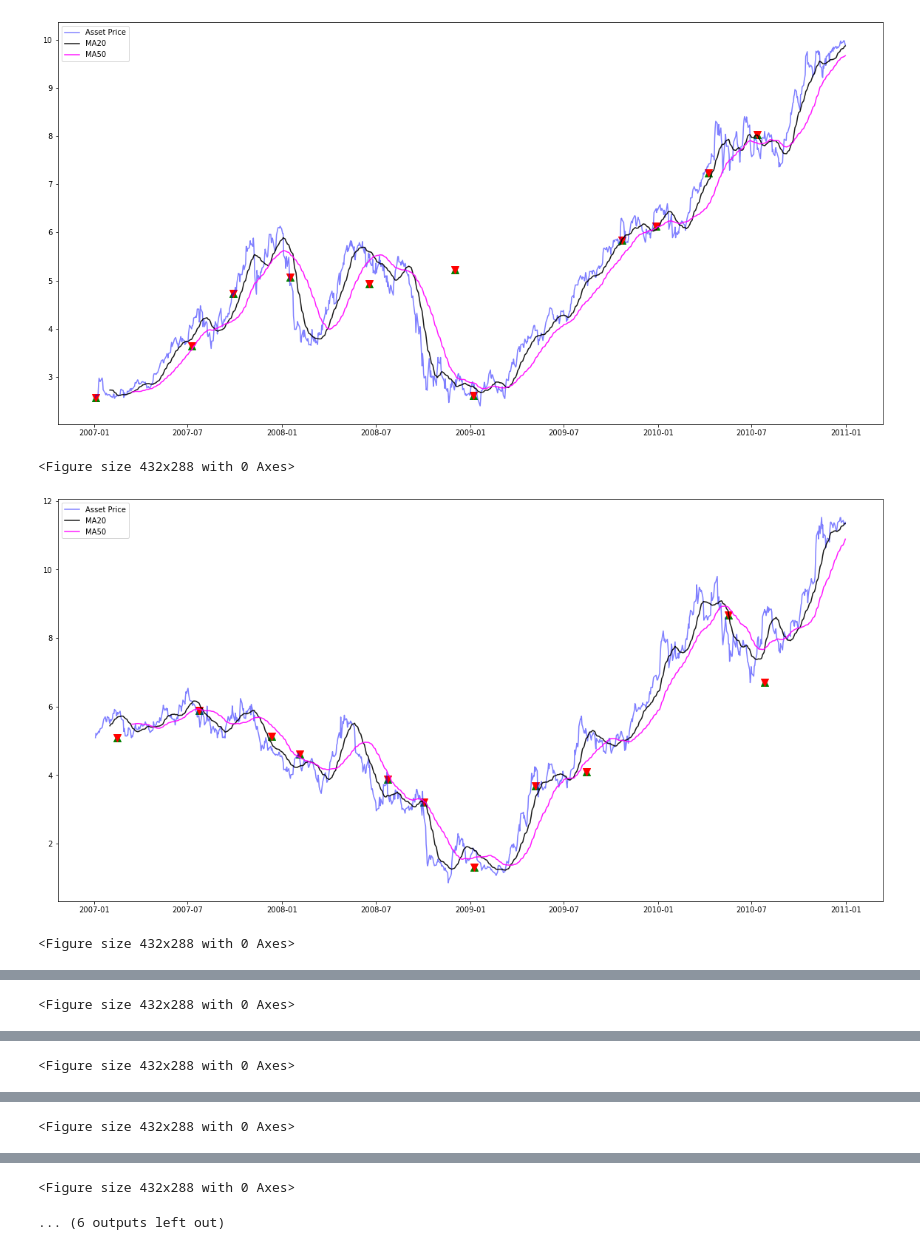
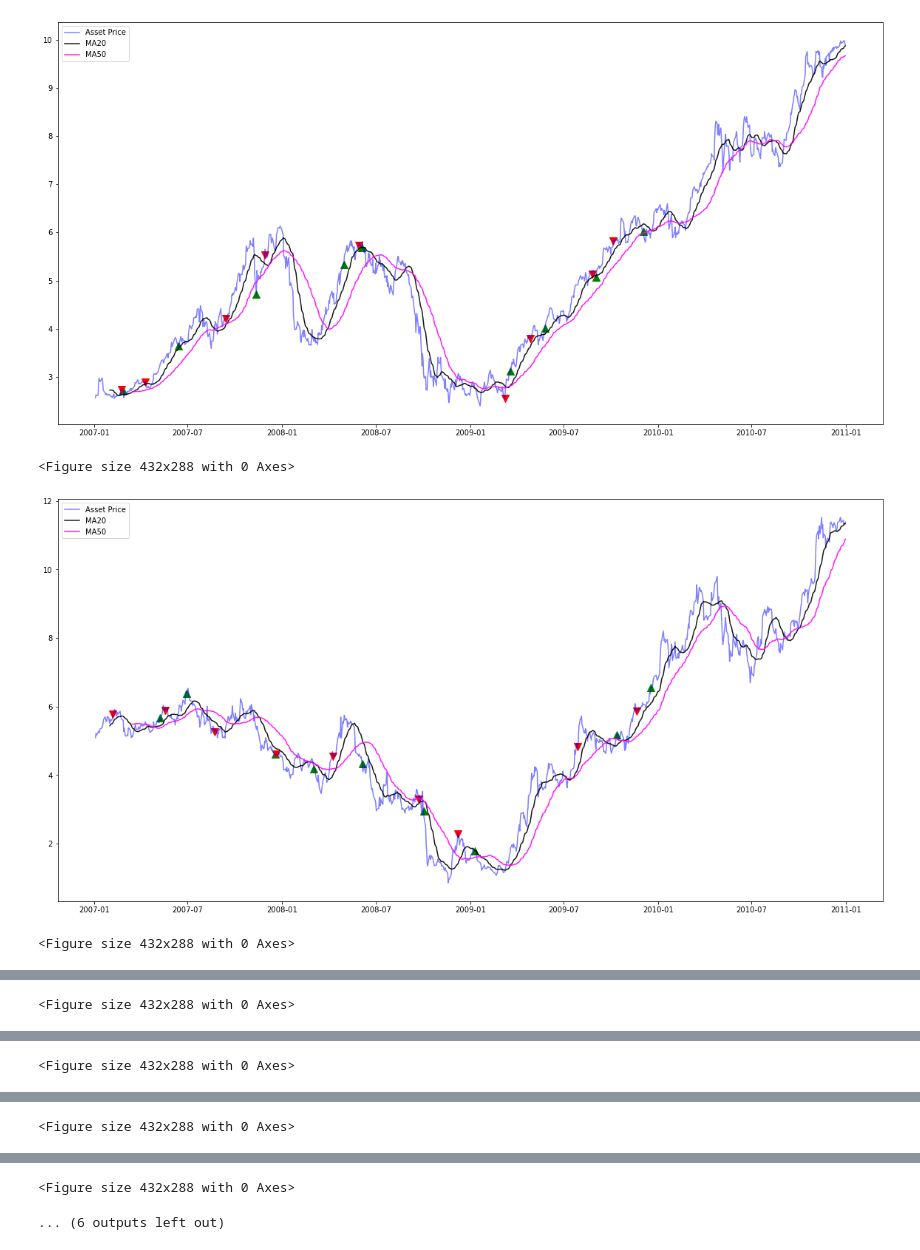
Before and after one commit to KesselRunSmuggler/Awesome_Group, a Jupyter notebook: project_1_combined.ipynb, the cells around one changed output, grey strips where cells are left out. Saved outputs shown, nothing was run; the diff lists cells and outputs as text; code cells hidden in the pictures.

```diff
--- a/project_1_combined.ipynb
+++ b/project_1_combined.ipynb
@@ -84,8 +84,8 @@ for stock in stocks:
     plt.plot(stock['Adj Close'], label= 'Asset Price', c='blue', alpha=0.5)
     plt.plot(stock['MA20'], label='MA20', c='black', alpha=0.9)
     plt.plot(stock['MA50'], label='MA50', c='magenta', alpha=0.9)
-    plt.scatter(stock.iloc[buy].index,stock.iloc[sell]['Adj Close'], marker='^', c='green', s=100)
-    plt.scatter(stock.iloc[buy].index,stock.iloc[sell]['Adj Close'], marker='v', c='red', s=100)
+    plt.scatter(stock.iloc[buy].index,stock.iloc[buy]['Adj Close'], marker='^', c='green', s=100)
+    plt.scatter(stock.iloc[sell].index,stock.iloc[sell]['Adj Close'], marker='v', c='red', s=100)
     plt.legend()
     plt.show()
     plt.clf()
@@ -98,34 +98,34 @@ for stock in stocks:
                          height_ratios=[1.5, 1])
     ax0 = fig.add_subplot(spec[0])
     ax0.plot(stock['Adj Close'])
     ax1 = fig.add_subplot(spec[1])
     ax1.plot(stock[['MACD', 'MACD signal']])
     ax1.scatter(stock.iloc[buy].index, stock.iloc[buy]['MACD'], marker='^', c='green', s=100)
     ax1.scatter(stock.iloc[sell].index, stock.iloc[sell]['MACD'], marker='v', c='red', s=100)
     ax1.legend(['MACD', 'MACD signal'])
     plt.subplots_adjust(hspace=0)
     plt.show()
     plt.clf()
 
 #RSI price chart
 for stock in stocks:
     buy, sell = rsi(stock)
     plt.figure(figsize=(20,10))
     plt.scatter(stock.iloc[buy].index,
             stock.iloc[buy]['Adj Close'],
             marker='^',
             c='b')
 
     plt.scatter(stock.iloc[sell].index,
             stock.iloc[sell]['Adj Close'],
             marker='v',
             c='r')
 
     plt.plot(stock['Adj Close'])
     plt.show()
     plt.clf()
 # %% [output]
-[figure, old version]
+[figure, new version]
 <Figure size 432x288 with 0 Axes>
-[figure, old version]
+[figure, new version]
 <Figure size 432x288 with 0 Axes>
```
Also changed, not shown: parts of 1 cell of this notebook, 1 other file.
